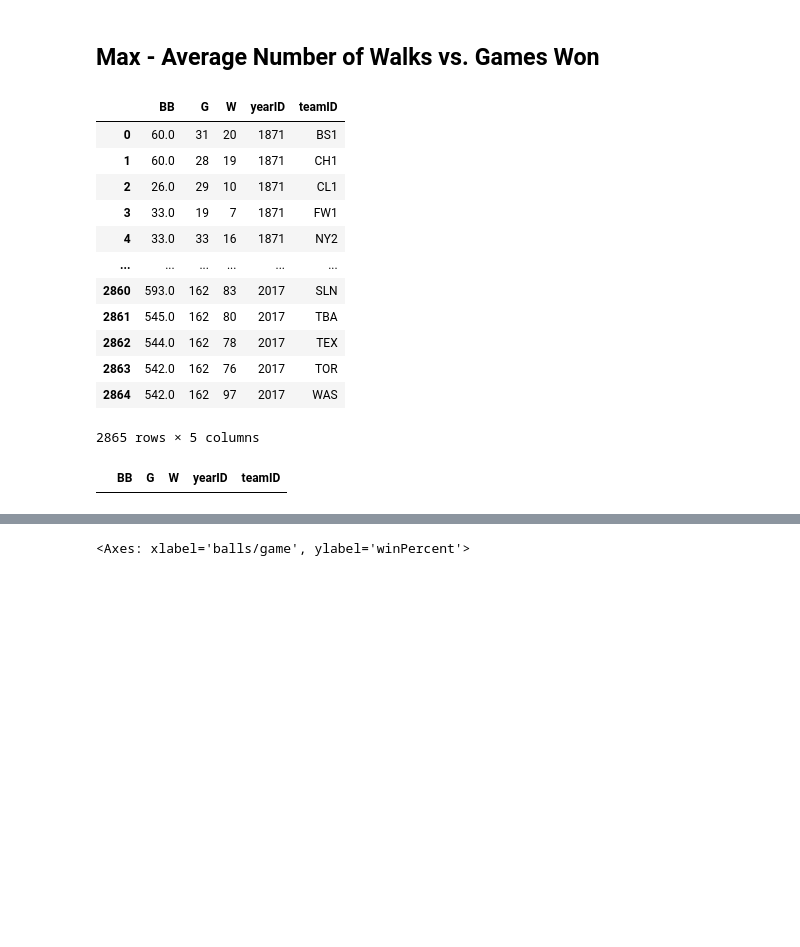
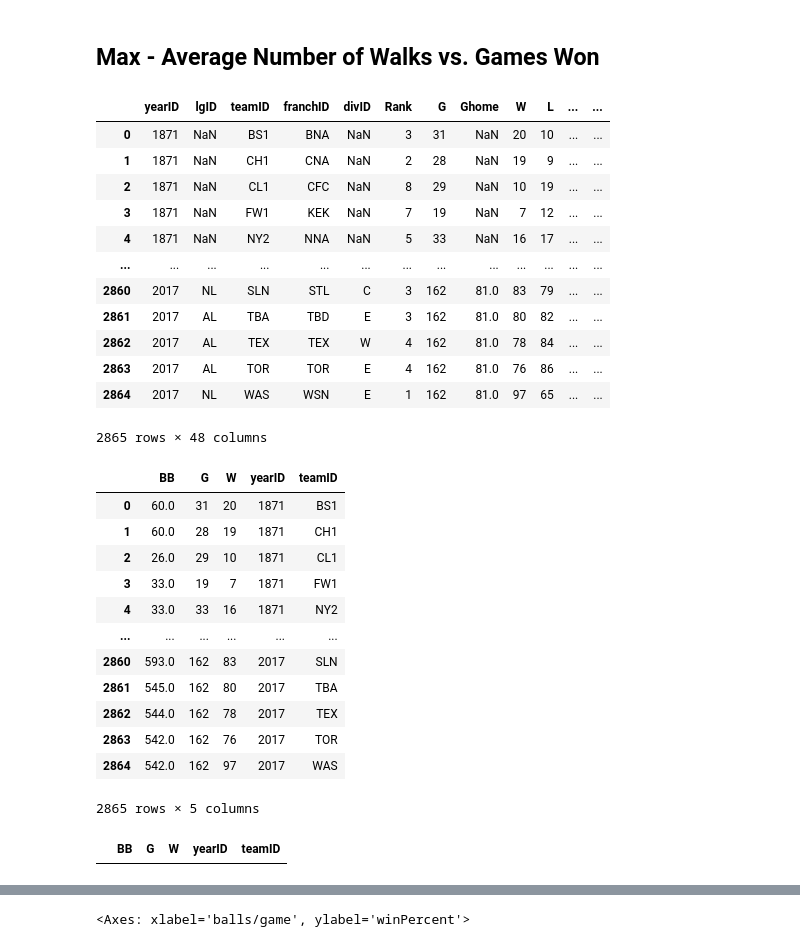
Before and after one commit to Drew-Watson-117/Data_Science_Project_1, a Jupyter notebook: project1.ipynb, the cells around one changed output, grey strips where cells are left out. Cells and saved outputs as stored; diff of their text form; code cells hidden in the pictures; blank space fills up the shorter version.

```diff
--- a/project1.ipynb
+++ b/project1.ipynb
@@ -10,25 +10,38 @@ import seaborn as sns
 # %%
 teams = pd.read_csv('./data/core/Teams.csv')
 teams.columns
-
+display(teams)
 walkteams = teams[['BB', 'G', 'W', 'yearID', 'teamID']]
 display(walkteams)
 walkteams = walkteams.dropna()
 display(walkteams[walkteams.isna().any(axis=1)])
 walkteams['balls/game'] = walkteams.BB/walkteams.G
 walkteams['winPercent'] = walkteams.W/walkteams.G
 # %% [output]
-|  | BB | G | W | yearID | teamID |
-| 0 | 60.0 | 31 | 20 | 1871 | BS1 |
-| 1 | 60.0 | 28 | 19 | 1871 | CH1 |
-| 2 | 26.0 | 29 | 10 | 1871 | CL1 |
-| 3 | 33.0 | 19 | 7 | 1871 | FW1 |
-| 4 | 33.0 | 33 | 16 | 1871 | NY2 |
-| ... | ... | ... | ... | ... | ... |
-| 2860 | 593.0 | 162 | 83 | 2017 | SLN |
-| 2861 | 545.0 | 162 | 80 | 2017 | TBA |
-| 2862 | 544.0 | 162 | 78 | 2017 | TEX |
-| 2863 | 542.0 | 162 | 76 | 2017 | TOR |
-| 2864 | 542.0 | 162 | 97 | 2017 | WAS |
+|  | yearID | lgID | teamID | franchID | divID | Rank | G | Ghome | W | L | ... | ... |
+| 0 | 1871 | NaN | BS1 | BNA | NaN | 3 | 31 | NaN | 20 | 10 | ... | ... |
+| 1 | 1871 | NaN | CH1 | CNA | NaN | 2 | 28 | NaN | 19 | 9 | ... | ... |
+| 2 | 1871 | NaN | CL1 | CFC | NaN | 8 | 29 | NaN | 10 | 19 | ... | ... |
+| 3 | 1871 | NaN | FW1 | KEK | NaN | 7 | 19 | NaN | 7 | 12 | ... | ... |
+| 4 | 1871 | NaN | NY2 | NNA | NaN | 5 | 33 | NaN | 16 | 17 | ... | ... |
+| ... | ... | ... | ... | ... | ... | ... | ... | ... | ... | ... | ... | ... |
+| 2860 | 2017 | NL | SLN | STL | C | 3 | 162 | 81.0 | 83 | 79 | ... | ... |
+| 2861 | 2017 | AL | TBA | TBD | E | 3 | 162 | 81.0 | 80 | 82 | ... | ... |
+| 2862 | 2017 | AL | TEX | TEX | W | 4 | 162 | 81.0 | 78 | 84 | ... | ... |
+| 2863 | 2017 | AL | TOR | TOR | E | 4 | 162 | 81.0 | 76 | 86 | ... | ... |
+| 2864 | 2017 | NL | WAS | WSN | E | 1 | 162 | 81.0 | 97 | 65 | ... | ... |
-2865 rows × 5 columns
+2865 rows × 48 columns
 |  | BB | G | W | yearID | teamID |
+| 0 | 60.0 | 31 | 20 | 1871 | BS1 |
+| 1 | 60.0 | 28 | 19 | 1871 | CH1 |
+| 2 | 26.0 | 29 | 10 | 1871 | CL1 |
+| 3 | 33.0 | 19 | 7 | 1871 | FW1 |
+| 4 | 33.0 | 33 | 16 | 1871 | NY2 |
+| ... | ... | ... | ... | ... | ... |
+| 2860 | 593.0 | 162 | 83 | 2017 | SLN |
+| 2861 | 545.0 | 162 | 80 | 2017 | TBA |
+| 2862 | 544.0 | 162 | 78 | 2017 | TEX |
+| 2863 | 542.0 | 162 | 76 | 2017 | TOR |
+| 2864 | 542.0 | 162 | 97 | 2017 | WAS |
+2865 rows × 5 columns
+|  | BB | G | W | yearID | teamID |
```
Also changed, not shown: parts of 3 cells of this notebook.
